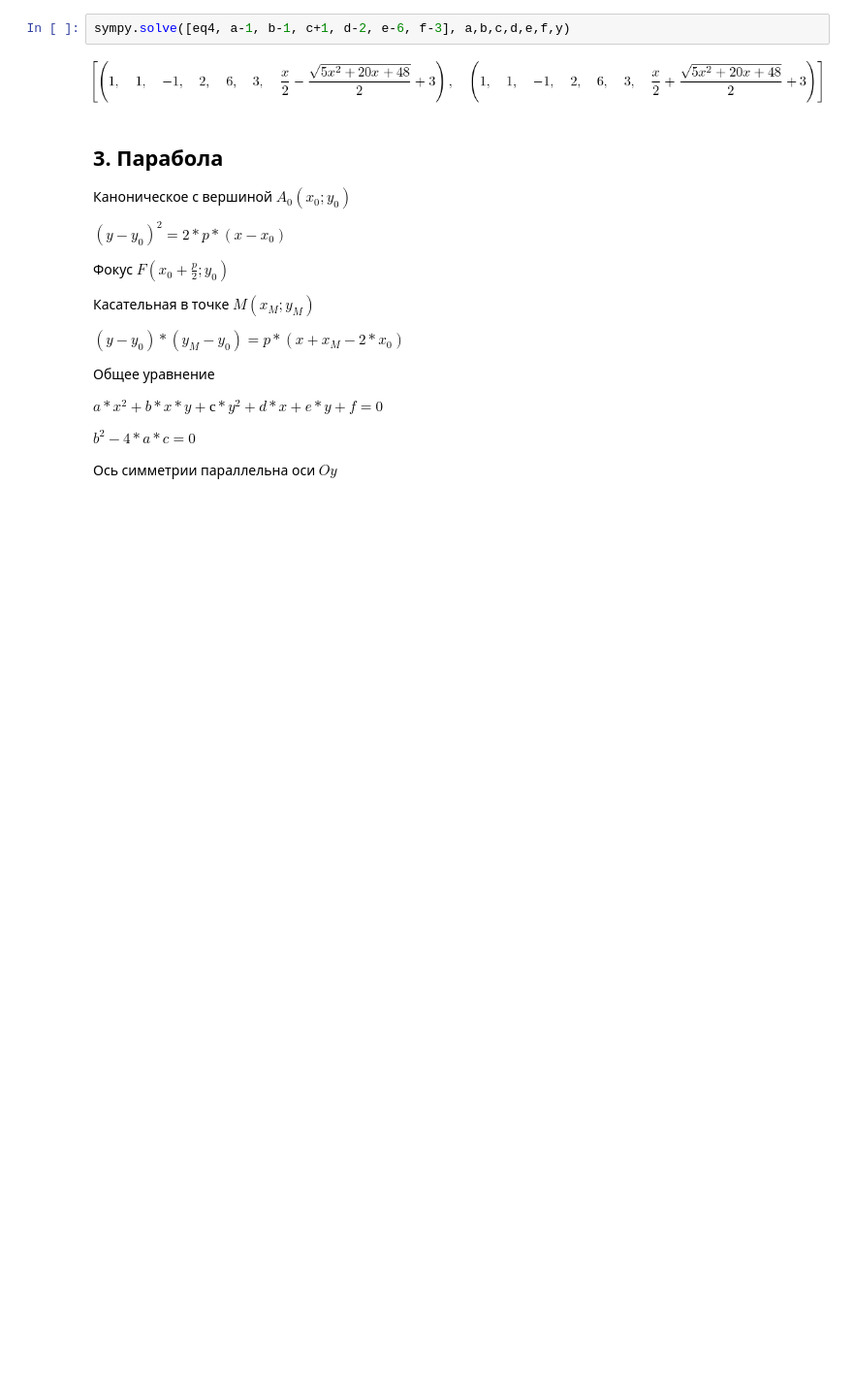
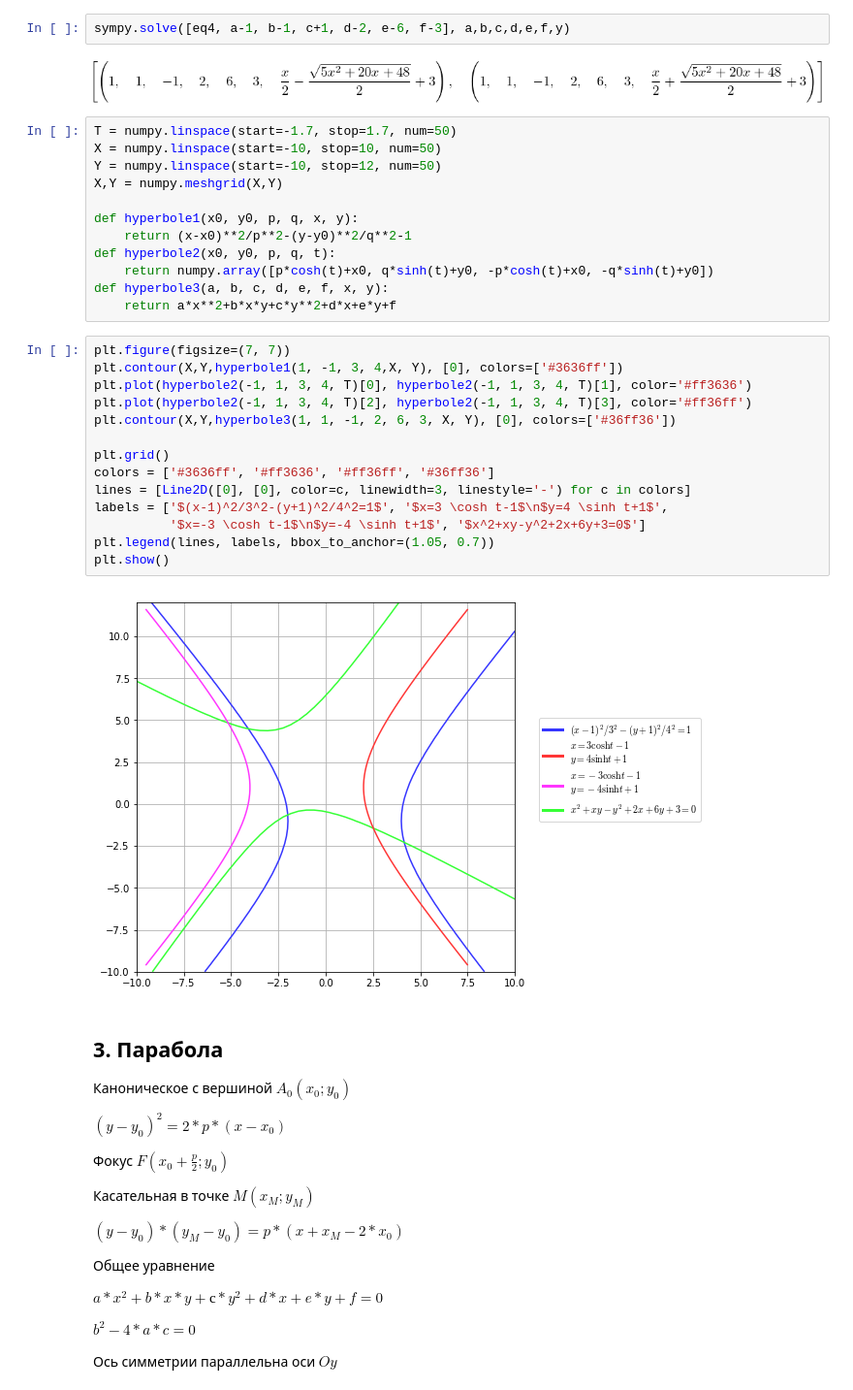
Before and after one commit to OlgaBelitskaya/linear_algebra_practice, a Jupyter notebook: work1_10.ipynb, the cells around one changed output. Shown at 97% size. Cells and saved outputs as stored; diff of their text form; blank space fills up the shorter version.

```diff
--- a/work1_10.ipynb
+++ b/work1_10.ipynb
@@ -418,6 +417,34 @@ sympy.solve([eq2, eq3, x0+1, y0-1, p-3, q-4], x0,y0,p,q,x,y)
 sympy.solve([eq4, a-1, b-1, c+1, d-2, e-6, f-3], a,b,c,d,e,f,y)
 # %% [output]
 [figure]
+# %%
+T = numpy.linspace(start=-1.7, stop=1.7, num=50)
+X = numpy.linspace(start=-10, stop=10, num=50)
+Y = numpy.linspace(start=-10, stop=12, num=50)
+X,Y = numpy.meshgrid(X,Y)
+
+def hyperbole1(x0, y0, p, q, x, y):
+    return (x-x0)**2/p**2-(y-y0)**2/q**2-1
+def hyperbole2(x0, y0, p, q, t):
+    return numpy.array([p*cosh(t)+x0, q*sinh(t)+y0, -p*cosh(t)+x0, -q*sinh(t)+y0])
+def hyperbole3(a, b, c, d, e, f, x, y):
+    return a*x**2+b*x*y+c*y**2+d*x+e*y+f
+# %%
+plt.figure(figsize=(7, 7))
+plt.contour(X,Y,hyperbole1(1, -1, 3, 4,X, Y), [0], colors=['#3636ff'])
+plt.plot(hyperbole2(-1, 1, 3, 4, T)[0], hyperbole2(-1, 1, 3, 4, T)[1], color='#ff3636')
+plt.plot(hyperbole2(-1, 1, 3, 4, T)[2], hyperbole2(-1, 1, 3, 4, T)[3], color='#ff36ff')
+plt.contour(X,Y,hyperbole3(1, 1, -1, 2, 6, 3, X, Y), [0], colors=['#36ff36'])
+
+plt.grid()
+colors = ['#3636ff', '#ff3636', '#ff36ff', '#36ff36']
+lines = [Line2D([0], [0], color=c, linewidth=3, linestyle='-') for c in colors]
+labels = ['$(x-1)^2/3^2-(y+1)^2/4^2=1$', '$x=3 \cosh t-1$\n$y=4 \sinh t+1$',
+          '$x=-3 \cosh t-1$\n$y=-4 \sinh t+1$', '$x^2+xy-y^2+2x+6y+3=0$']
+plt.legend(lines, labels, bbox_to_anchor=(1.05, 0.7))
+plt.show()
+# %% [output]
+[figure, added]
 # %% [markdown]
 ## 3. Парабола
 
```
Also changed, not shown: parts of 3 cells of this notebook.
